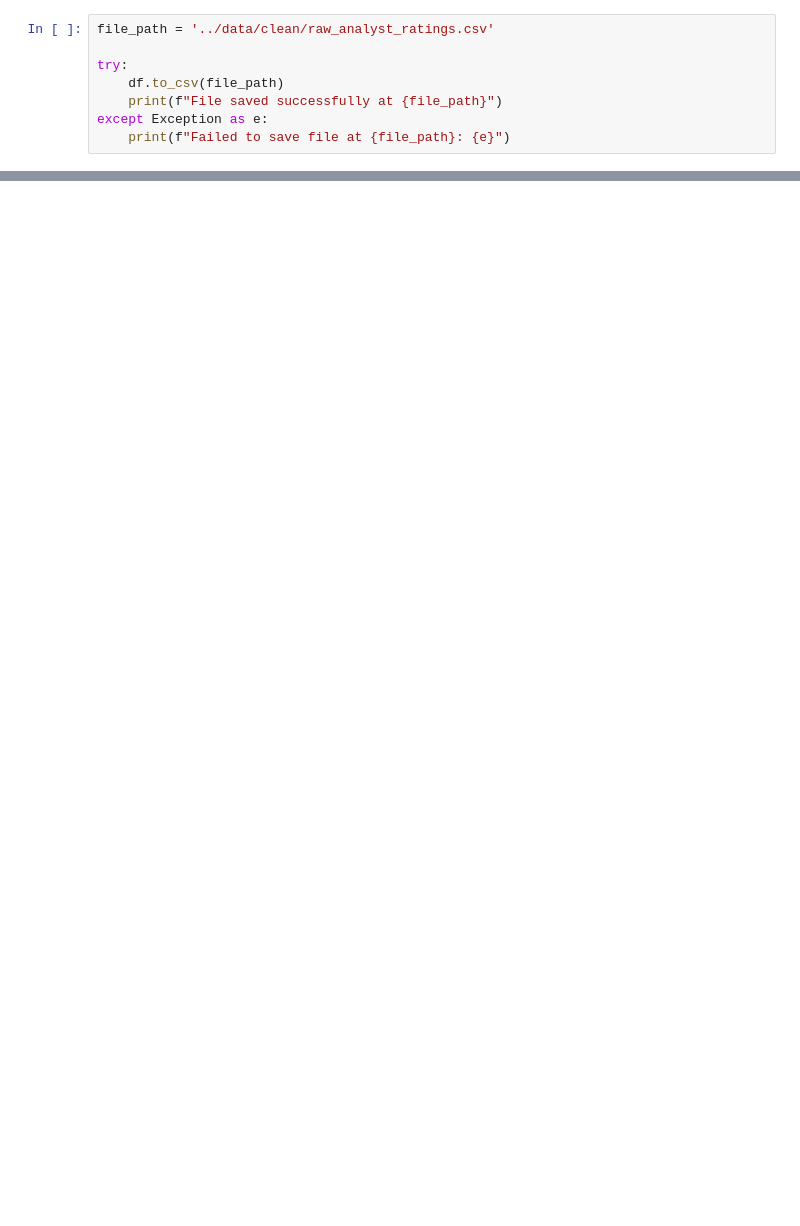
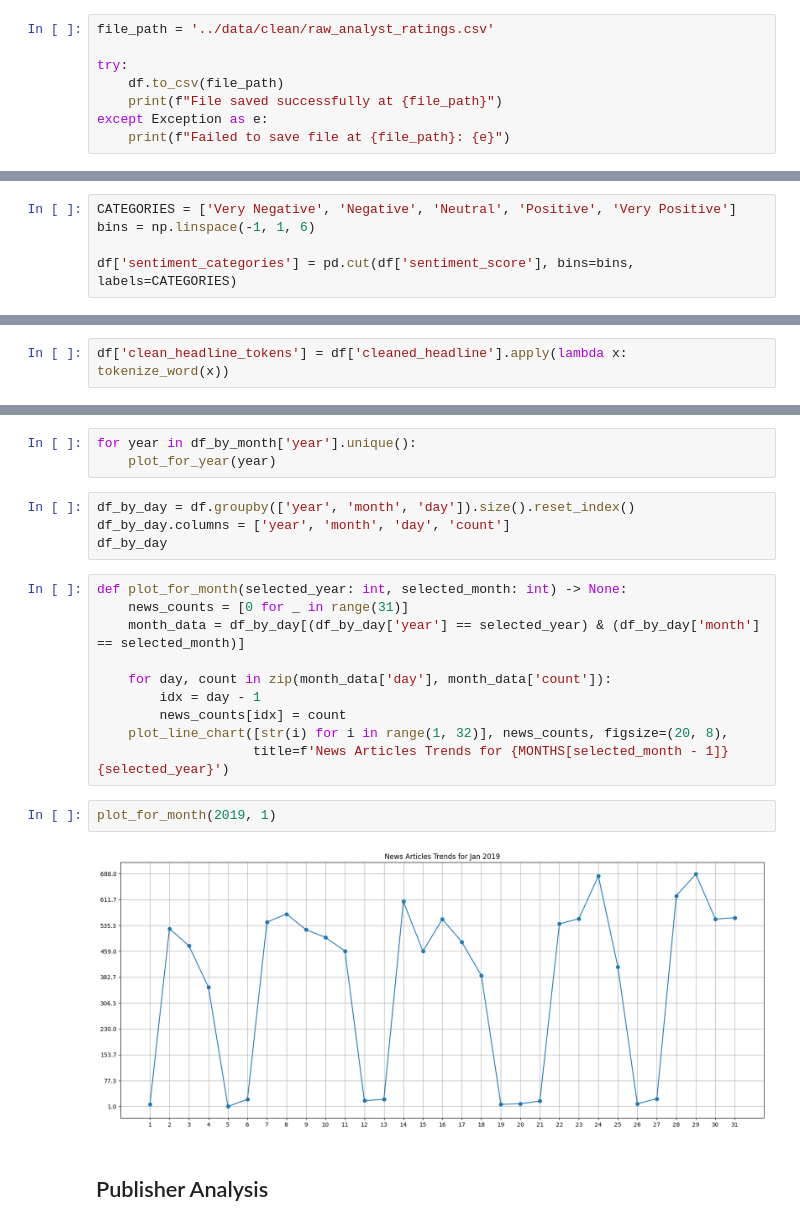
Before and after one commit to leuel-a/nova-financial-analysis, a Jupyter notebook: notebooks/EDA.ipynb, the cells around one changed output, grey strips where cells are left out. Cells and saved outputs as stored; diff of their text form; blank space fills up the shorter version.

Commit message:
feat: descriptive statstics and time series analysis

```diff
--- a/notebooks/EDA.ipynb
+++ b/notebooks/EDA.ipynb
@@ -250,0 +78,5 @@ plot_publications_for_year(2017)
+# %%
+CATEGORIES = ['Very Negative', 'Negative', 'Neutral', 'Positive', 'Very Positive']
+bins = np.linspace(-1, 1, 6)
+
+df['sentiment_categories'] = pd.cut(df['sentiment_score'], bins=bins, labels=CATEGORIES)
@@ -250,0 +92,2 @@ plot_publications_for_year(2017)
+# %%
+df['clean_headline_tokens'] = df['cleaned_headline'].apply(lambda x: tokenize_word(x))
@@ -250,0 +142,23 @@ plot_publications_for_year(2017)
+# %%
+for year in df_by_month['year'].unique():
+    plot_for_year(year)
+# %%
+df_by_day = df.groupby(['year', 'month', 'day']).size().reset_index()
+df_by_day.columns = ['year', 'month', 'day', 'count']
+df_by_day
+# %%
+def plot_for_month(selected_year: int, selected_month: int) -> None:
+    news_counts = [0 for _ in range(31)]
+    month_data = df_by_day[(df_by_day['year'] == selected_year) & (df_by_day['month'] == selected_month)]
+
+    for day, count in zip(month_data['day'], month_data['count']):
+        idx = day - 1
+        news_counts[idx] = count
+    plot_line_chart([str(i) for i in range(1, 32)], news_counts, figsize=(20, 8),
+                    title=f'News Articles Trends for {MONTHS[selected_month - 1]} {selected_year}')
+# %%
+plot_for_month(2019, 1)
+# %% [output]
+[figure, added]
+# %% [markdown]
+## Publisher Analysis
```
Also changed, not shown: parts of 41 cells of this notebook, 3 other files.
